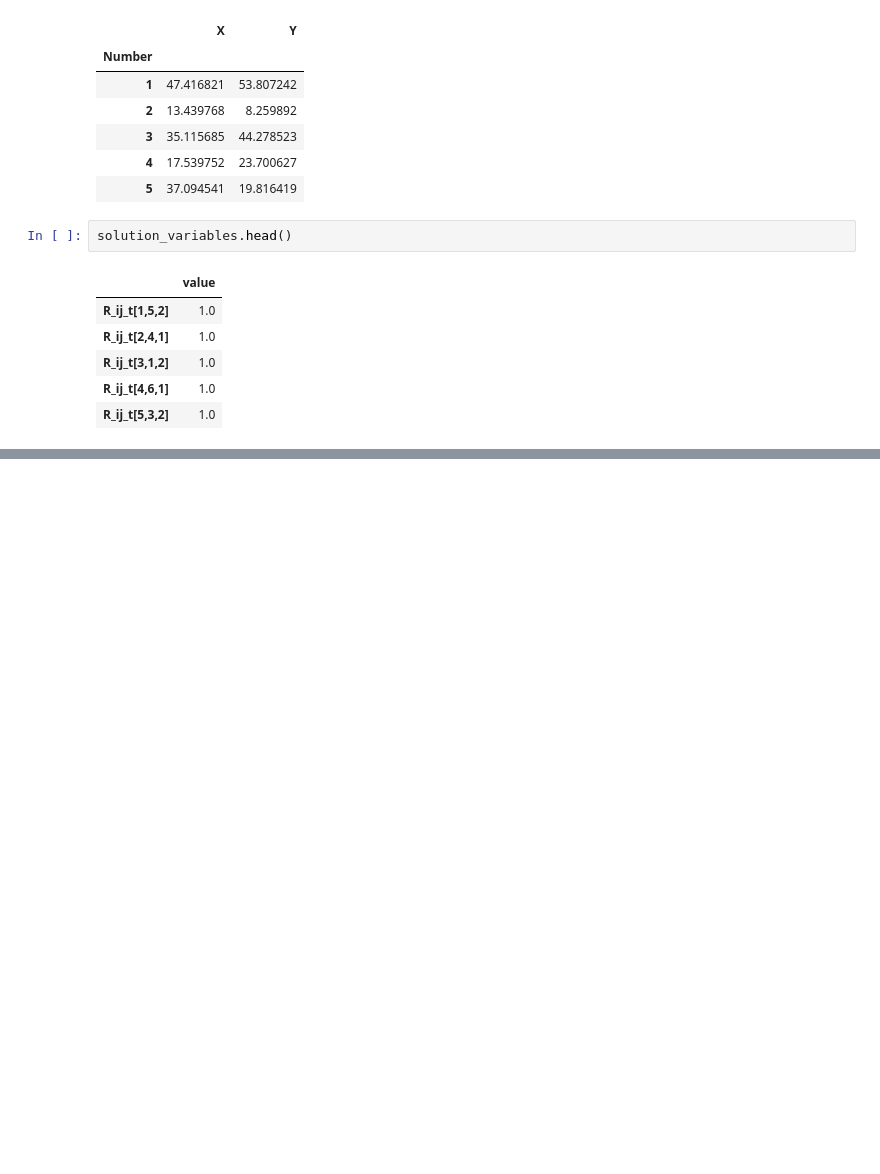
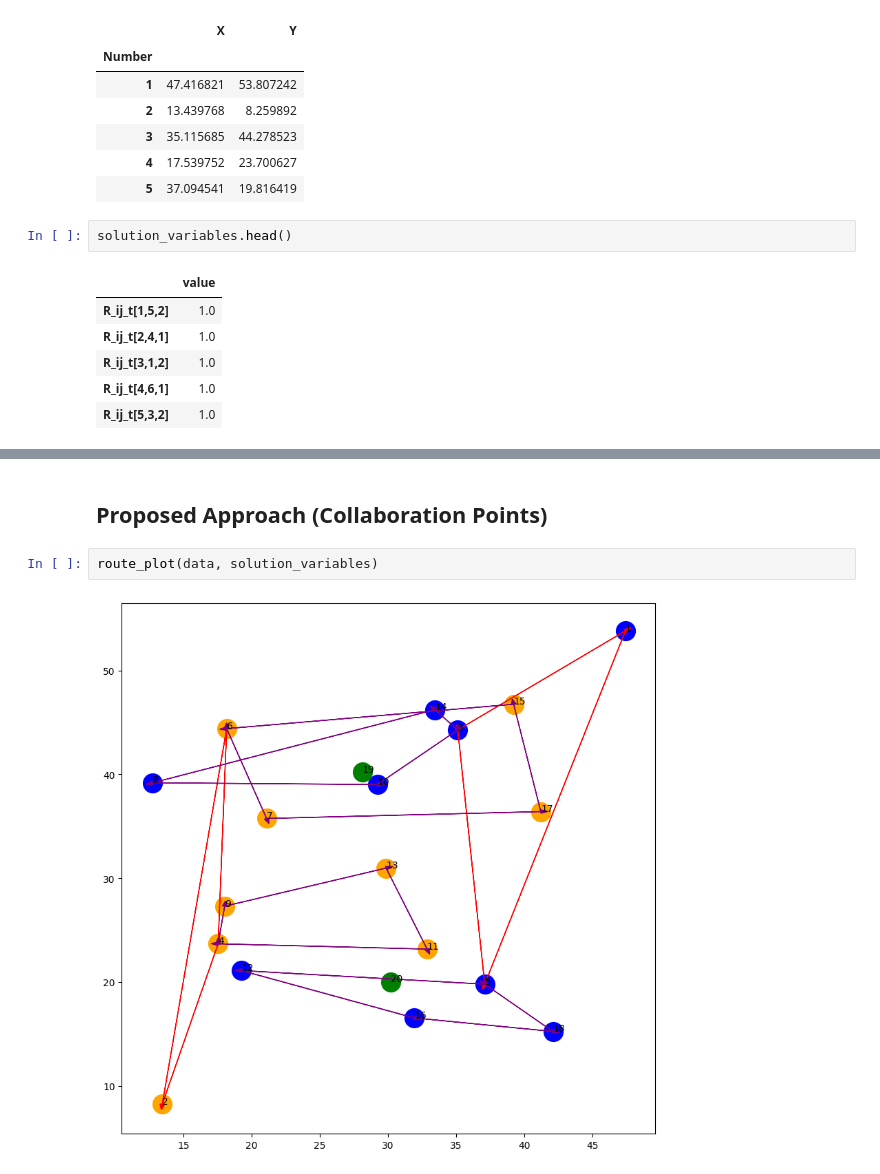
Before and after one commit to ayush4ise/Collaborative-Last-Mile-Delivery, a Jupyter notebook: optimize.ipynb, the cells around one changed output, grey strips where cells are left out. Drawn from its saved outputs; the diff is of its cells as text; blank space fills up the shorter version.

Commit message:
graphs for d19 and d21

```diff
--- a/optimize.ipynb
+++ b/optimize.ipynb
@@ -79,0 +79,6 @@ for variable_name in solution_variables.index:
+# %% [markdown]
+## Proposed Approach (Collaboration Points)
+# %%
+route_plot(data, solution_variables)
+# %% [output]
+[figure, added]
```
Also changed, not shown: parts of 5 cells of this notebook, 4 other files.
